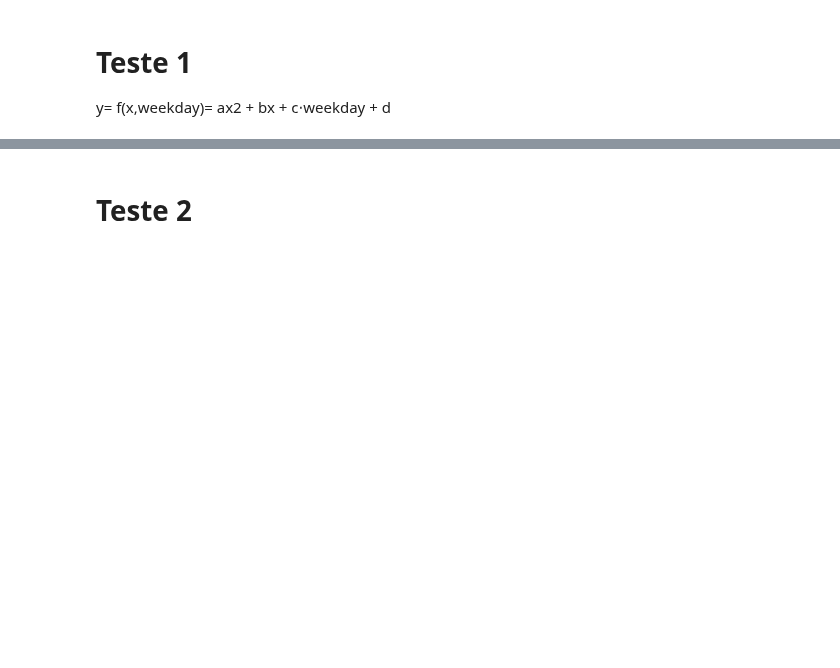
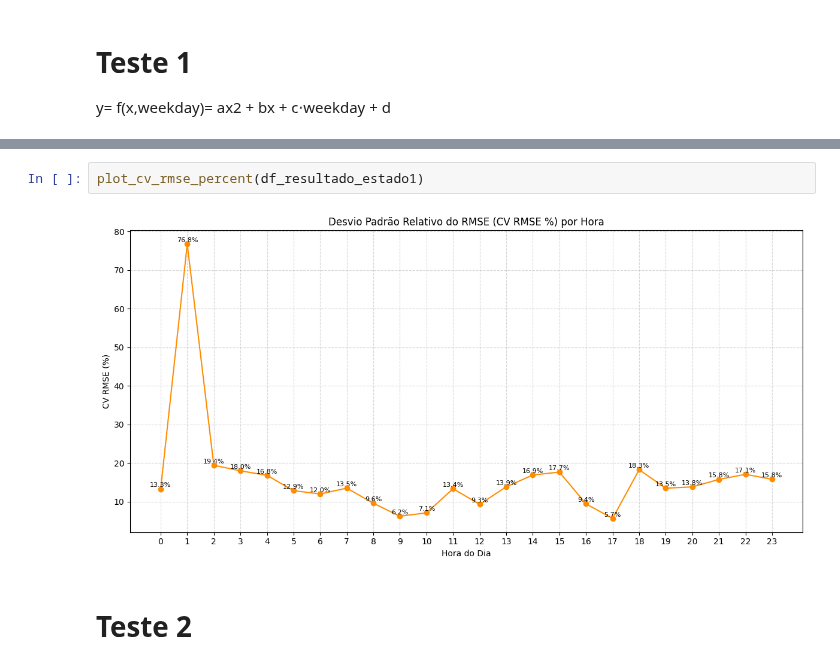
Before and after one commit to jrodrigotico/serena-tcc, a Jupyter notebook: debug_modelo.ipynb, the cells around one changed output, grey strips where cells are left out. Saved outputs shown, nothing was run; the diff lists cells and outputs as text; blank space fills up the shorter version.

```diff
--- a/debug_modelo.ipynb
+++ b/debug_modelo.ipynb
@@ -134,3 +134,7 @@ plot_metricas_por_hora(df_resultado_estado1)
+# %%
+plot_cv_rmse_percent(df_resultado_estado1)
+# %% [output]
+[figure, added]
 # %% [markdown]
 # Teste 2
 # %%
```
Also changed, not shown: parts of 6 cells of this notebook, 7 other files.
